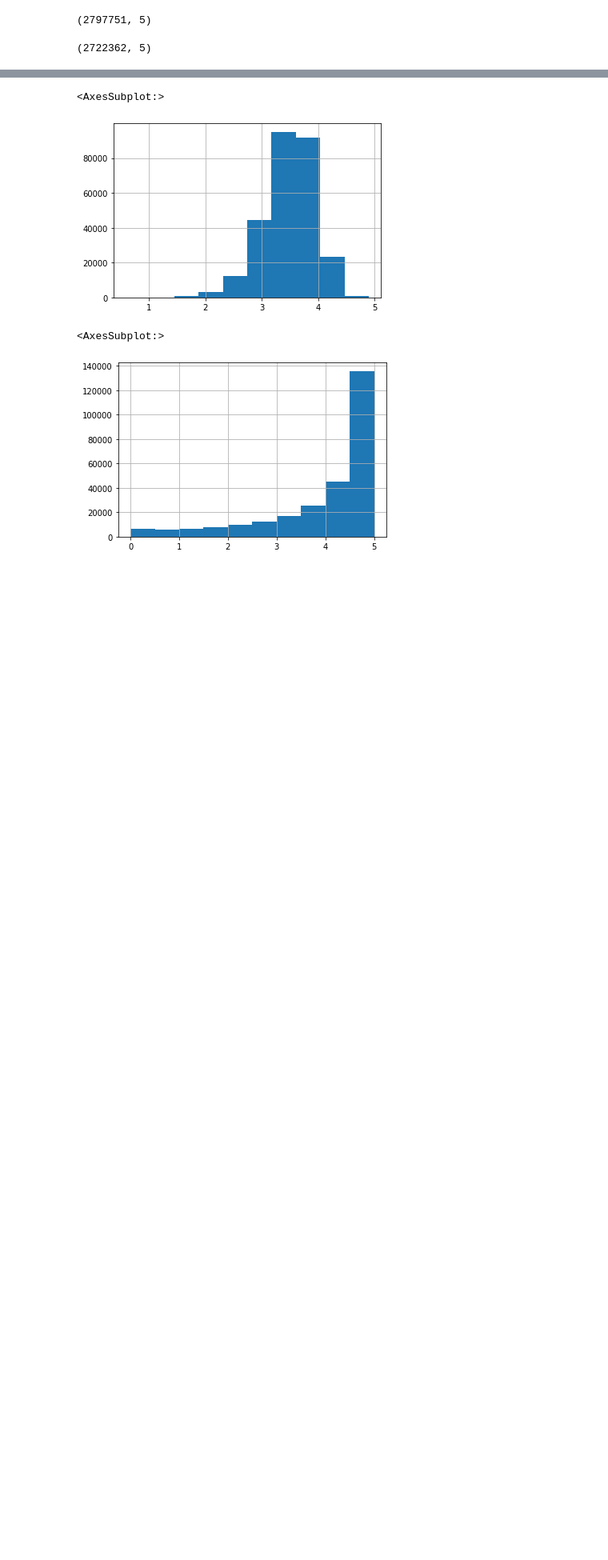
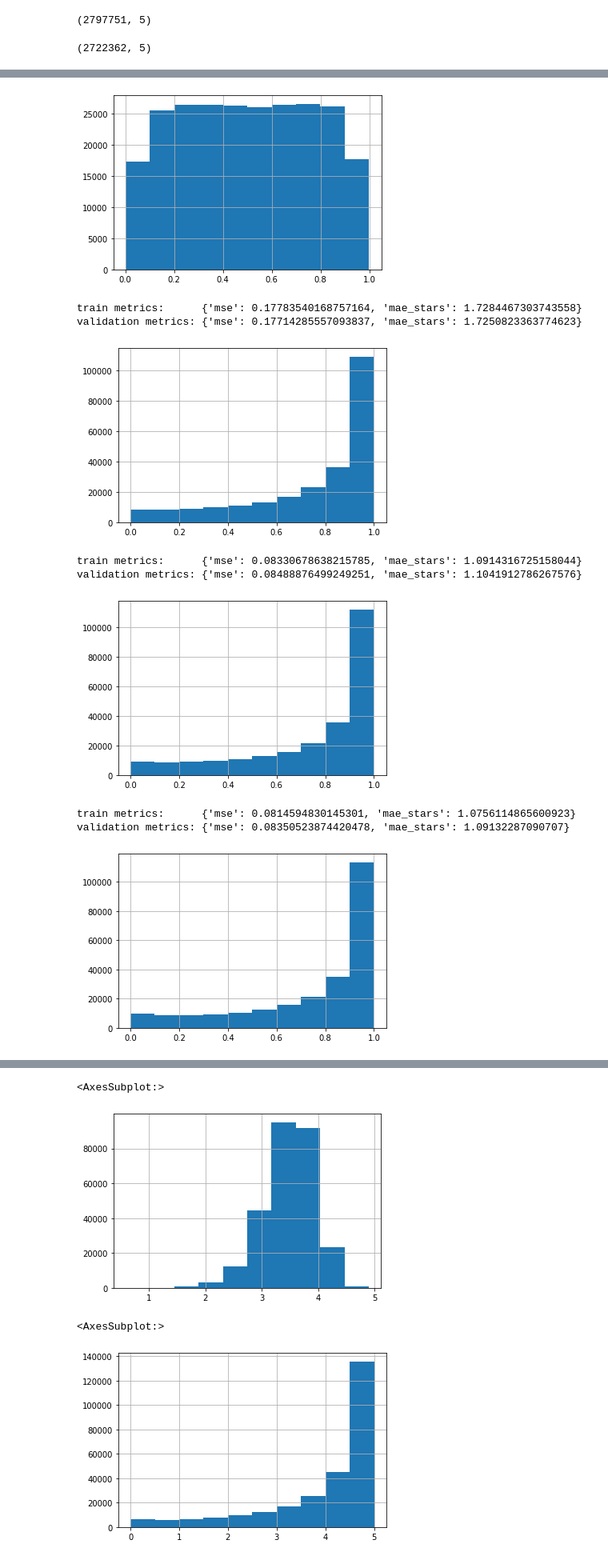
Before and after one commit to prompteus/csfd-movie-recommender, a Jupyter notebook: src/recommend/notebooks/cf_playground.ipynb, the cells around one changed output, grey strips where cells are left out. Shown at 80% size. Drawn from its saved outputs; the diff is of its cells as text; code cells hidden in the pictures; blank space fills up the shorter version.

```diff
--- a/src/recommend/notebooks/cf_playground.ipynb
+++ b/src/recommend/notebooks/cf_playground.ipynb
@@ -79,12 +99,23 @@ recommender_big = CFGradFactor(
     all_movies=ratings.movie_id.unique().tolist(),
     all_users=ratings.username.unique().tolist(),
     num_features=300,
-    scale=0.3
+    init_scale=0.3
 )
 # %%
 recommender_big.train(
     ratings_train,
     ratings_valid,
-    patience=5,
+    early_stopping_threshold=0.01,
     path_to_save=f"{PROJ_ROOT}/models/cf_recommender_big.pt",
 )
+# %% [output]
+[figure, added]
+train metrics:      {'mse': 0.17783540168757164, 'mae_stars': 1.7284467303743558}
+validation metrics: {'mse': 0.17714285557093837, 'mae_stars': 1.7250823363774623}
+[figure, added]
+train metrics:      {'mse': 0.08330678638215785, 'mae_stars': 1.0914316725158044}
+validation metrics: {'mse': 0.08488876499249251, 'mae_stars': 1.1041912786267576}
+[figure, added]
+train metrics:      {'mse': 0.0814594830145301, 'mae_stars': 1.0756114865600923}
+validation metrics: {'mse': 0.08350523874420478, 'mae_stars': 1.09132287090707}
+[figure, added]
```
Also changed, not shown: parts of 15 cells of this notebook.
